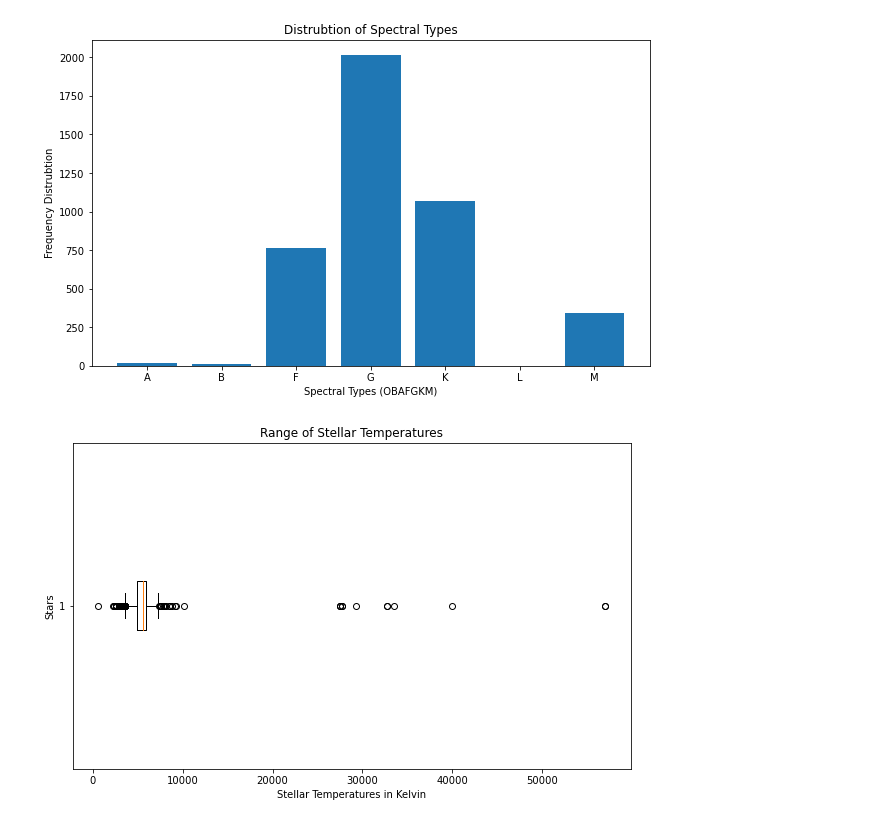
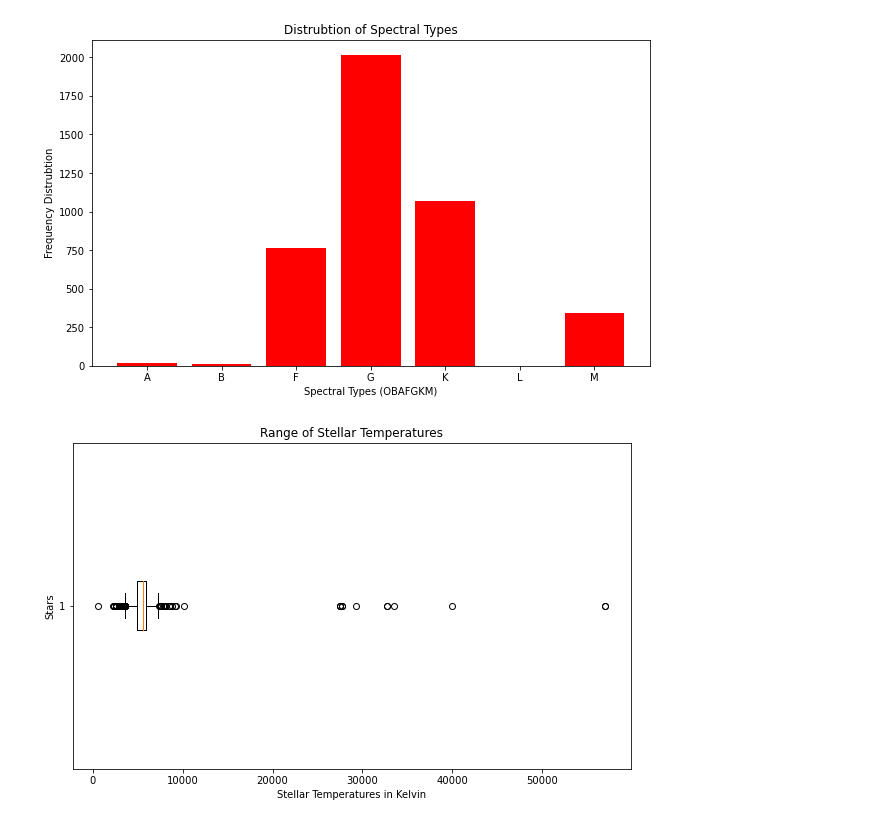
Before and after one commit to Astroraf/habitable_zone, a Jupyter notebook: kepler-confirmed-planets/notebooks/EDA.ipynb, the cells around one changed output. Saved outputs shown, nothing was run; the diff lists cells and outputs as text; code cells hidden in the pictures.

```diff
--- a/kepler-confirmed-planets/notebooks/EDA.ipynb
+++ b/kepler-confirmed-planets/notebooks/EDA.ipynb
@@ -14,2 +12,4 @@ HZ = pd.read_csv('HZ')
+# %%
+HZ_final = pd.read_csv('HZ_final.csv')
 # %%
-HZ.drop(columns = ['Unnamed: 0'], inplace = True)
+HZ_final.drop(columns = ['Unnamed: 0'], inplace = True)
@@ -32,2 +32,4 @@ HZ
+# %%
+HZ_final['log_lum'] = np.log(HZ_final.st_lum)
 # %%
 fig, ax = plt.subplots(figsize = (10, 6))
@@ -42,5 +45,5 @@ plt.show()
 # %%
-spec_list_values = HZ.spec_type.values
+spec_list_values = HZ_final.spec_type.values
 # %%
 spec_ty_count = {}
 
@@ -71,12 +56,12 @@ for i in range(65, 87):
 spec_count = {k: len(v) for k, v in spec_ty_count.items()}
 # %%
 fig, ax = plt.subplots(figsize = (10, 6))
-plt.bar(spec_count.keys(), spec_count.values())
-plt.title('Distrubtion of Spectral Types')
-plt.xlabel('Spectral Types (OBAFGKM)')
-plt.ylabel('Frequency Distrubtion')
-plt.show()
+ax.bar(spec_count.keys(), spec_count.values(), color='red')
+ax.set_title('Distrubtion of Spectral Types')
+ax.set_xlabel('Spectral Types (OBAFGKM)')
+ax.set_ylabel('Frequency Distrubtion');
+plt.savefig('Dist_Spec_Types.png')
 # %% [output]
-[figure, old version]
+[figure, new version]
 # %%
 fig, ax = plt.subplots(figsize = (10, 6))
```
Also changed, not shown: parts of 19 cells of this notebook, 9 other files.
